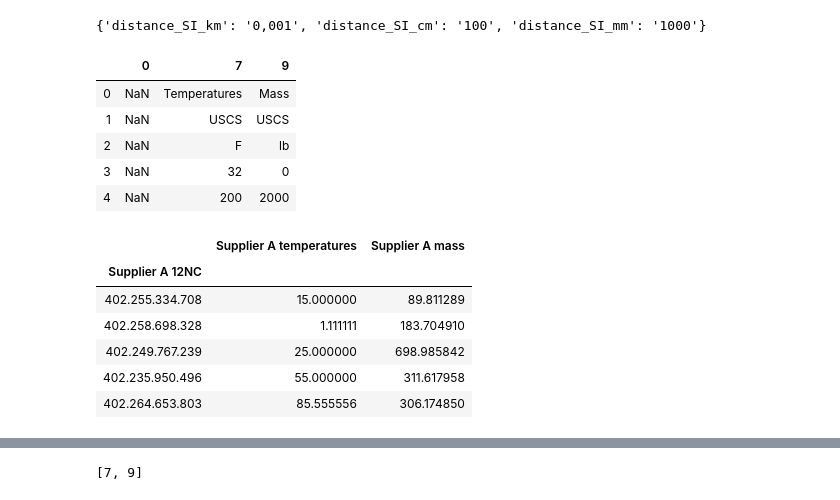
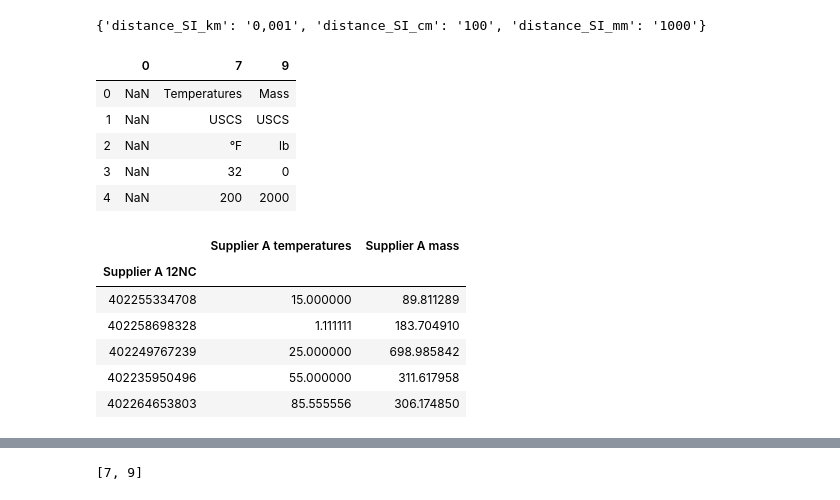
Before and after one commit to mihransimonian/Uva-Block3-Big_Data-Assignment, a Jupyter notebook: Code and Data/Assignment.ipynb, the cells around one changed output, grey strips where cells are left out. Cells and saved outputs as stored; diff of their text form; code cells hidden in the pictures.

```diff
--- a/Code and Data/Assignment.ipynb
+++ b/Code and Data/Assignment.ipynb
@@ -39,8 +39,11 @@ dict_unit_hardcoded = {
     'volume_USCS_bbl':158.987294928, # oil barrel
     'volume_SI_L':1, # Liter
     # Temperatures
+    'temperatures_USCS_°F': lambda x : ((5/9) * (x - 32)), # Fahrenheit to C
     'temperatures_USCS_F': lambda x : ((5/9) * (x - 32)), # Fahrenheit to C
+    'temperatures_SI_°K': lambda x : (x - 273.15), # Kelvin
     'temperatures_SI_K': lambda x : (x - 273.15), # Kelvin
+    'temperatures_SI_°C': 1, # Celsius
     'temperatures_SI_C': 1, # Celsius
     # Weights
     'mass_USCS_lb': 0.45359237, # Pounds
@@ -75,19 +72,39 @@ def convert_units_from_dict(dict_to_use, unit_subject, unit_system, unit_specs,
         return x(data_in) # applies the function as stated in dictionary
     else:
         return data_in * x # conversion is not a number, e.g. a function
+# %%
+def cleanup_data_values_return_float(data_in):
+
+    if type(data_in) is bool:
+        raise RuntimeError("Datatype value in database is a boolean but it must be a floating point or integer")
+
+    if type(data_in) is str:
+        data_in = data_in.replace(',','.')
+        if data_in.count('.') > 1:
+            data_in = data_in.replace('.','', data_in.count('.') - 1)
+
+    try:
+        data_in = float(data_in)
+    except:
+        raise RuntimeError("Datatype value in database is a string but it must be a floating point or integer")
+
+    return(float(data_in))
 # %%
 # General importing
 import pandas as pd
 
 # import
 df_import_supplier_A = pd.DataFrame()
-df_import_supplier_A = pd.read_csv("Data.csv", header=None, sep=';', low_memory=False)
+df_import_supplier_A = pd.read_csv("Data.csv", header=None, sep=';', encoding='utf-8', low_memory=False)
 
 # Clean up the database
 # drop column
-df_import_supplier_A = df_import_supplier_A.drop(columns=range(1,7), axis=1)
-df_import_supplier_A = df_import_supplier_A.drop(columns=range(8,9), axis=1)
-df_import_supplier_A = df_import_supplier_A.drop(columns=range(10,14), axis=1)
+try:
+    df_import_supplier_A = df_import_supplier_A.drop(columns=range(1,7), axis=1)
+    df_import_supplier_A = df_import_supplier_A.drop(columns=range(8,9), axis=1)
+    df_import_supplier_A = df_import_supplier_A.drop(columns=range(10,14), axis=1)
+except:
+    pass
 
 # Make the conversion list
 df_products = pd.DataFrame() # This can become a loading option later
@@ -101,32 +118,37 @@ df_import_supplier_A.head()
 |  | 0 | 7 | 9 |
 | 0 | NaN | Temperatures | Mass |
 | 1 | NaN | USCS | USCS |
-| 2 | NaN | F | lb |
+| 2 | NaN | °F | lb |
 | 3 | NaN | 32 | 0 |
 | 4 | NaN | 200 | 2000 |
 # %%
 for col in df_import_supplier_A.columns.tolist():
     # Define the types as used in columns derived from database
     try:
         unit_subject = df_import_supplier_A[col].iloc[0].lower()
         unit_system = df_import_supplier_A[col].iloc[1].upper()
         unit_specs = df_import_supplier_A[col].iloc[2]
     except:
         unit_subject = "12NC"
 
     # Add columns and convert in place
     new_col_name = str('Supplier A '+ unit_subject)
     df_products[new_col_name] = df_import_supplier_A[col].iloc[6:df_import_supplier_A.shape[0]]
-    if col > 0 :
+
+    if col > 0:
+        df_products[new_col_name] = df_products[new_col_name].apply(lambda x : cleanup_data_values_return_float(x))
         df_products[new_col_name] = df_products[new_col_name].apply(lambda x : convert_units_from_dict(dict_unit_hardcoded, unit_subject, unit_system, unit_specs, x))
+
+    elif col == 0:
+        df_products[new_col_name] = df_products[new_col_name].apply(lambda x : x.replace('.',''))
 
 df_products = df_products.set_index("Supplier A 12NC")
 df_products.head()
 # %% [output]
 |  | Supplier A temperatures | Supplier A mass |
 | Supplier A 12NC |  |  |
-| 402.255.334.708 | 15.000000 | 89.811289 |
-| 402.258.698.328 | 1.111111 | 183.704910 |
-| 402.249.767.239 | 25.000000 | 698.985842 |
-| 402.235.950.496 | 55.000000 | 311.617958 |
-| 402.264.653.803 | 85.555556 | 306.174850 |
+| 402255334708 | 15.000000 | 89.811289 |
+| 402258698328 | 1.111111 | 183.704910 |
+| 402249767239 | 25.000000 | 698.985842 |
+| 402235950496 | 55.000000 | 311.617958 |
+| 402264653803 | 85.555556 | 306.174850 |
```
Also changed, not shown: parts of 12 cells of this notebook, 3 other files.
